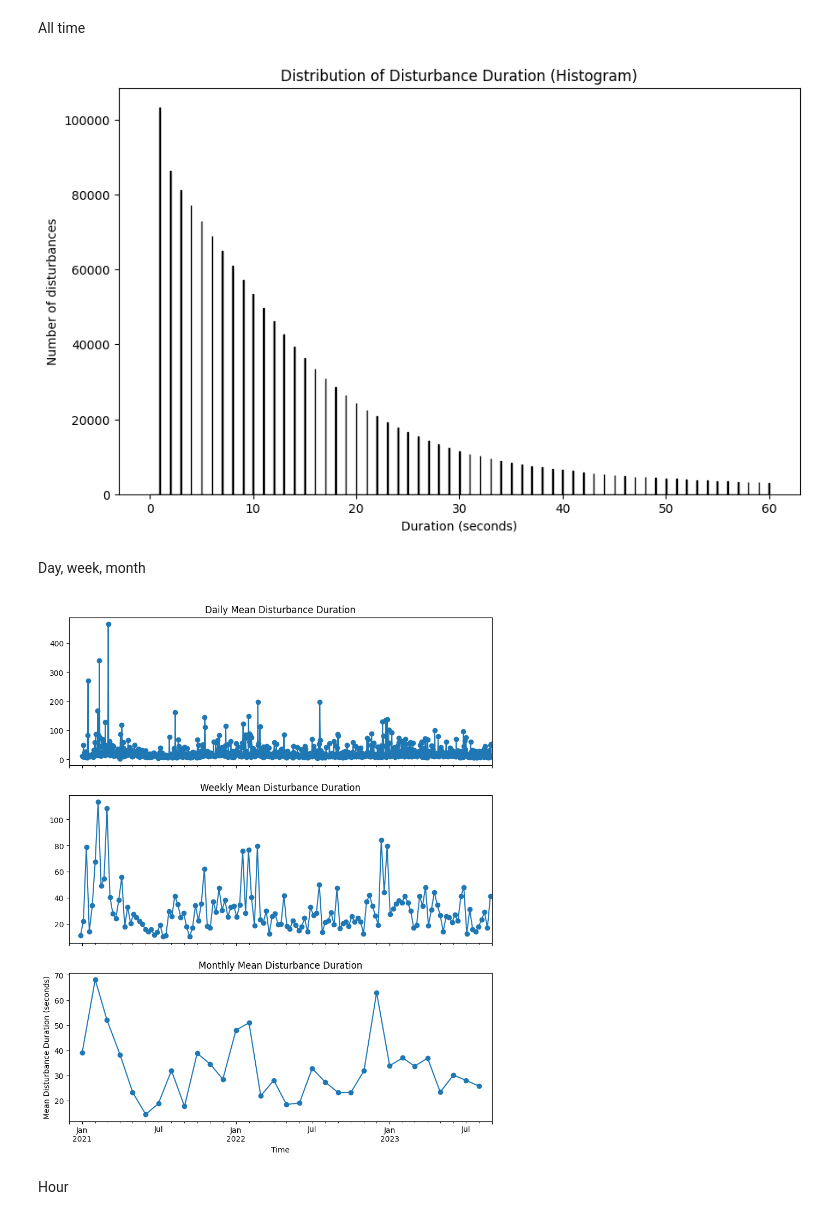
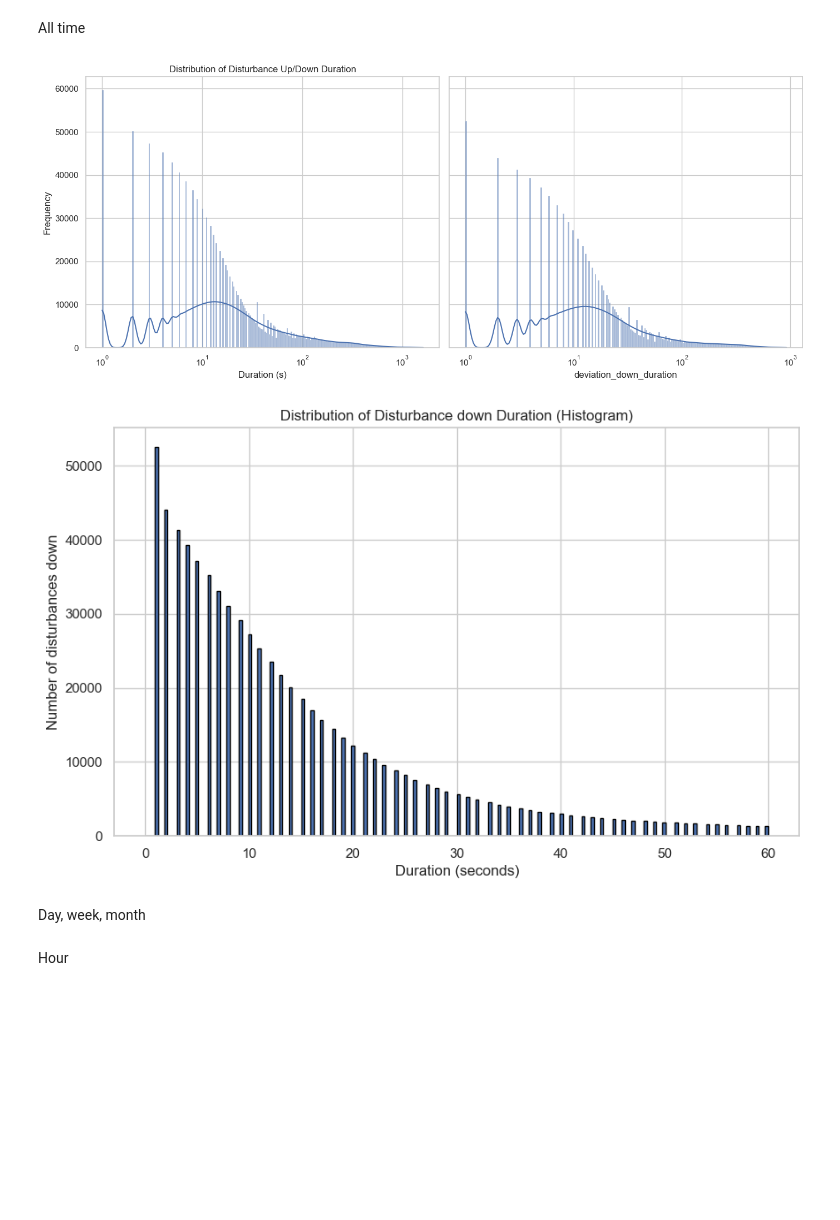
Before and after one commit to HermanCoding/frequency_deviation, a Jupyter notebook: visualize_data.ipynb, the cells around one changed output. Drawn from its saved outputs; the diff is of its cells as text; code cells hidden in the pictures; blank space fills up the shorter version.

```diff
--- a/visualize_data.ipynb
+++ b/visualize_data.ipynb
@@ -104,32 +269,50 @@ plt.show()
 ### Disturbance Duration
 # %% [markdown]
 All time
+# %%
+# TODO Get this to work as intended!!
+
+fig, axes = plt.subplots(nrows=1, ncols=2, figsize=(14, 6), sharey=True)
+
+sns.histplot(df['deviation_up_duration'],log_scale=True, kde=True, ax=axes[0])
+sns.histplot(df['deviation_down_duration'],log_scale=True, kde=True, ax=axes[1])
+
+axes[0].set_title('Distribution of Disturbance Up/Down Duration')
+axes[0].set_xlabel('Duration (s)')
+axes[0].set_ylabel('Frequency')
+
+plt.tight_layout()
+
+plt.show()
+# %% [output]
+[figure, added]
 # %%
 plt.figure(figsize=(10, 6))
 
-df['deviation_duration'].plot(kind='hist', bins=1000, range=(0, 60), edgecolor='black')
+df['deviation_down_duration'].plot(kind='hist', bins=200, range=(0, 60), edgecolor='black')
 
-plt.title('Distribution of Disturbance Duration (Histogram)')
+plt.title('Distribution of Disturbance down Duration (Histogram)')
 plt.xlabel('Duration (seconds)')
-plt.ylabel('Number of disturbances')
+plt.ylabel('Number of disturbances down')
 
 plt.show()
 # %% [output]
-[figure, old version]
+[figure, new version]
 # %% [markdown]
 Day, week, month
 # %%
 fig, axes = plt.subplots(nrows=3, figsize=(10, 12), sharex=True)
 
-disturbance_duration_day.plot(ax=axes[0], title='Daily Mean Disturbance Duration', marker='o')
-disturbance_duration_week.plot(ax=axes[1], title='Weekly Mean Disturbance Duration', marker='o')
-disturbance_duration_month.plot(ax=axes[2], title='Monthly Mean Disturbance Duration', marker='o')
+disturbance_down_duration_day.plot(ax=axes[0], title='Daily Mean Disturbance up/down Duration', color='red')
+disturbance_up_duration_day.plot(ax=axes[0], color='blue')
+disturbance_down_duration_week.plot(ax=axes[1], title='Weekly Mean Disturbance up/down Duration', color='red')
+disturbance_up_duration_week.plot(ax=axes[1], color='blue')
+disturbance_down_duration_month.plot(ax=axes[2], title='Monthly Mean Disturbance up/down Duration', color='red')
+disturbance_up_duration_month.plot(ax=axes[2], color='blue')
 
 plt.xlabel('Time')
-plt.ylabel('Mean Disturbance Duration (seconds)')
+plt.ylabel('Mean Disturbance down Duration (seconds)')
 plt.show()
-# %% [output]
-[figure, removed]
 # %% [markdown]
 Hour
 # %%
```
Also changed, not shown: parts of 20 cells of this notebook, 4 other files.
